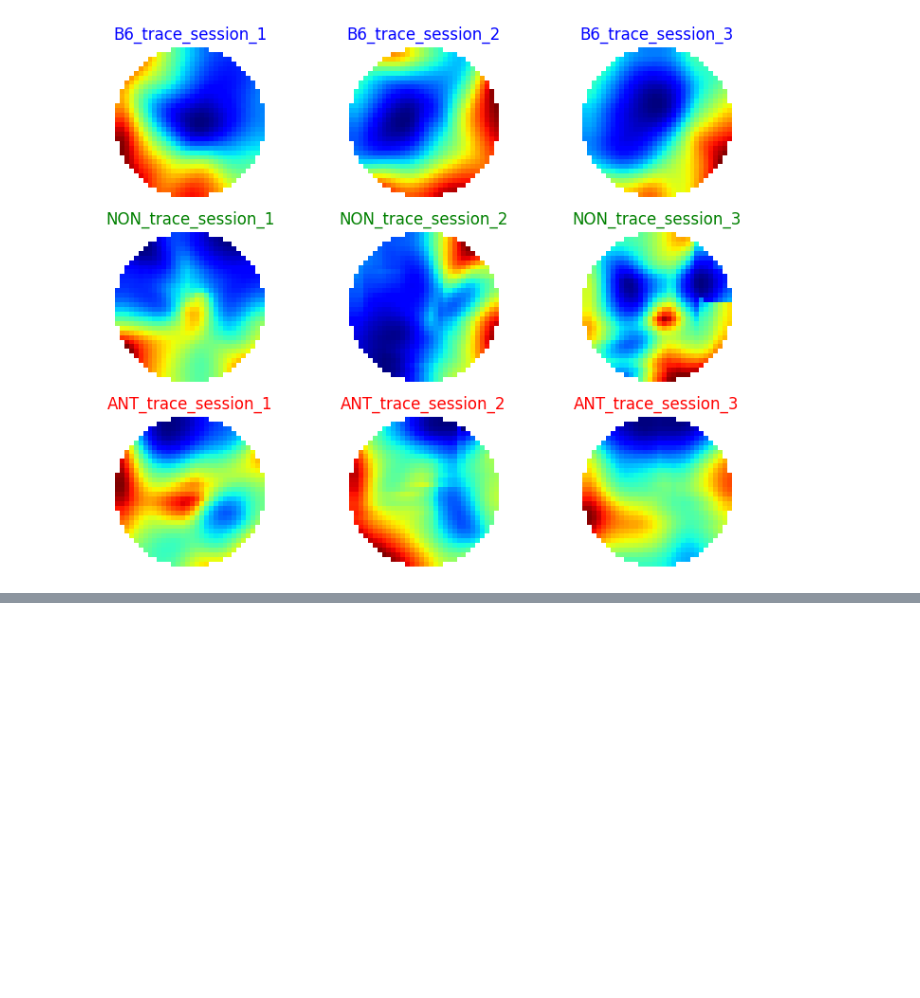
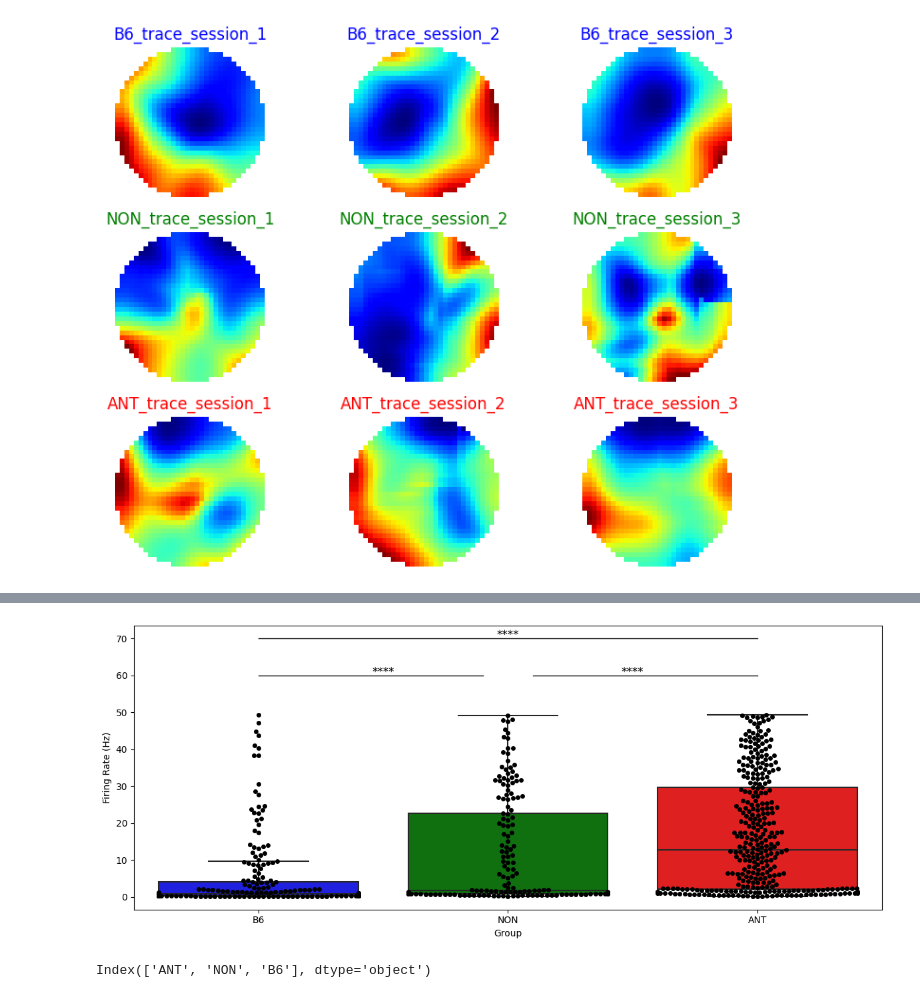
Before and after one commit to olivershetler/neuroscikit, a Jupyter notebook: _prototypes/cell_remapping/LEC_paper/plot_average_ratemaps.ipynb, the cells around one changed output, grey strips where cells are left out. Saved outputs shown, nothing was run; the diff lists cells and outputs as text; code cells hidden in the pictures; blank space fills up the shorter version.

```diff
--- a/_prototypes/cell_remapping/LEC_paper/plot_average_ratemaps.ipynb
+++ b/_prototypes/cell_remapping/LEC_paper/plot_average_ratemaps.ipynb
@@ -233,0 +422,69 @@ mask_indices[0].shape
+# %%
+csv_path = r'C:\Users\aaoun\OneDrive - cumc.columbia.edu\Desktop\HussainiLab\neuroscikit\_prototypes\cell_remapping\LEC_paper\Firing_Rate_ANT_NON_B6.xlsx'
+
+df = pd.read_excel(csv_path, sheet_name='Sheet1')
+
+ANT = df['ANT']
+NON = df['NON']
+B6 = df['B6']
+
+clrs = ['blue', 'green', 'red']
+vals = [B6, NON, ANT]
+
+# convert str to float
+for i in range(len(vals)):
+    vals[i] = vals[i].values
+    arr = []
+    for val in vals[i]:
+        if type(val) != float:
+            val = str(val).replace('*', '')
+        arr.append(val)
+    vals_use = np.array(arr ,dtype=np.float32)
+    vals_use = vals_use[~np.isnan(vals_use)]
+    vals[i] = vals_use
+
+fig = plt.figure(figsize=(12,5))
+# boxplot
+ax = plt.subplot(1,1,1)
+
+# # plot B6 only
+# ln1 = ax.boxplot(vals[0], positions=[1], widths=0.5, patch_artist=True, boxprops=dict(facecolor=clrs[0]), medianprops=dict(color='black'), showfliers=False)
+# ln2 = ax.boxplot(vals[1], positions=[2], widths=0.5, patch_artist=True, boxprops=dict(facecolor=clrs[1]), medianprops=dict(color='black'), showfliers=False)
+# ln3 = ax.boxplot(vals[2], positions=[3], widths=0.5, patch_artist=True, boxprops=dict(facecolor=clrs[2]), medianprops=dict(color='black'), showfliers=False)
+
+# # swarmplot
+# tempdf = pd.DataFrame()
+# # tempdf['group'] = 'B6'
+# tempdf['B6'] = vals[0]
+# smplt = sns.swarmplot(y='B6', x=np.ones(len(vals[0])), data=tempdf, color='black', size=5, ax=ax)
+
+# sns boxplot with swarmplot
+tempdf = pd.DataFrame()
+b6labs = ['B6']*len(vals[0])
+nonlabs = ['NON']*len(vals[1])
+antlabs = ['ANT']*len(vals[2])
+tempdf['group'] = np.concatenate((b6labs, nonlabs, antlabs))
+tempdf['FR'] = np.concatenate((vals[0], vals[1], vals[2]))
+
+sns.boxplot(x='group', y='FR', data=tempdf, ax=ax, palette=clrs, showfliers=False)
+sns.swarmplot(x='group', y='FR', data=tempdf, ax=ax, color='black', size=5)
+
+# add significance
+ax.plot([0,2], [70,70], 'k', linewidth=1)
+ax.text(1, 70, '****', fontsize=12, horizontalalignment='center')
+ax.plot([0,.9], [60,60], 'k', linewidth=1)
+ax.text(.5, 60, '****', fontsize=12, horizontalalignment='center')
+ax.plot([1.1,2], [60,60], 'k', linewidth=1)
+ax.text(1.5, 60, '****', fontsize=12, horizontalalignment='center')
+
+
+ax.set_ylabel('Firing Rate (Hz)')
+ax.set_xlabel('Group')
+fig.tight_layout()
+plt.show()
+# %% [output]
+[figure, added]
+# %%
+df.columns
+# %% [output]
+Index(['ANT', 'NON', 'B6'], dtype='object')
```
Also changed, not shown: parts of 14 cells of this notebook.
